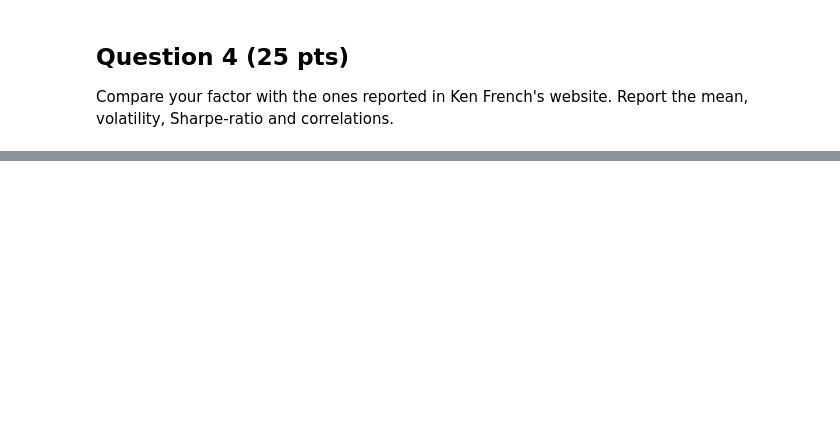
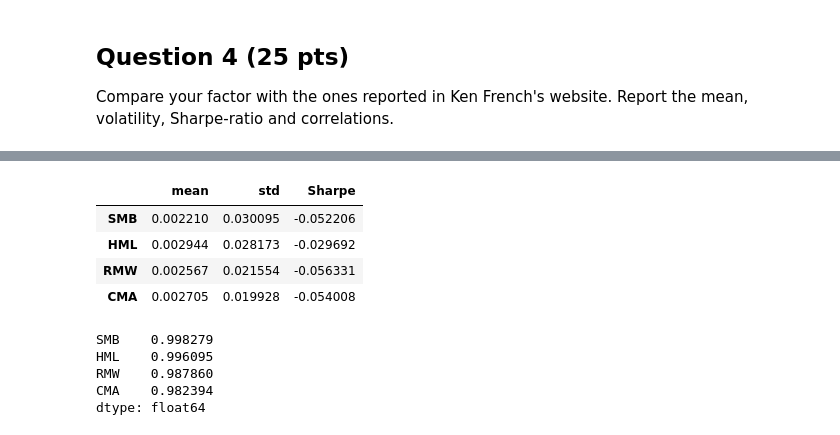
Before and after one commit to Jiashu5519/B9334, a Jupyter notebook: b9334_hw_iii_sol_Jiashu_Sun/Homework_iii_sol_sunjs.ipynb, the cells around one changed output, grey strips where cells are left out. Saved outputs shown, nothing was run; the diff lists cells and outputs as text; code cells hidden in the pictures; blank space fills up the shorter version.

```diff
--- a/b9334_hw_iii_sol_Jiashu_Sun/Homework_iii_sol_sunjs.ipynb
+++ b/b9334_hw_iii_sol_Jiashu_Sun/Homework_iii_sol_sunjs.ipynb
@@ -224,0 +250,17 @@ Compare your factor with the ones reported in Ken French's website. Report the m
+# %%
+ff = kf_factors(ff_factor_file='F-F_Research_Data_5_Factors_2x3', freq='monthly')
+ff.drop(columns=['date'], inplace=True)
+ff_ret = ff.set_index('mdate')/100
+result_ff_ret = pd.DataFrame()
+result_ff_ret['mean'] = ff_ret.mean()
+result_ff_ret['std'] = ff_ret.std()
+ff_ret_rf = ff_ret.subtract(ff_ret.RF, axis = 0).dropna()
+result_ff_ret['Sharpe'] = ff_ret_rf.mean() / std_raw
+# %%
+result_ff_ret.iloc[1:5,:]
+# %% [output]
+|  | mean | std | Sharpe |
+| SMB | 0.002210 | 0.030095 | -0.052206 |
+| HML | 0.002944 | 0.028173 | -0.029692 |
+| RMW | 0.002567 | 0.021554 | -0.056331 |
+| CMA | 0.002705 | 0.019928 | -0.054008 |
@@ -224,0 +269,8 @@ Compare your factor with the ones reported in Ken French's website. Report the m
+# %%
+ff_factors.corrwith(ff_ret).dropna()
+# %% [output]
+SMB    0.998279
+HML    0.996095
+RMW    0.987860
+CMA    0.982394
+dtype: float64
```
Also changed, not shown: parts of 6 cells of this notebook.
